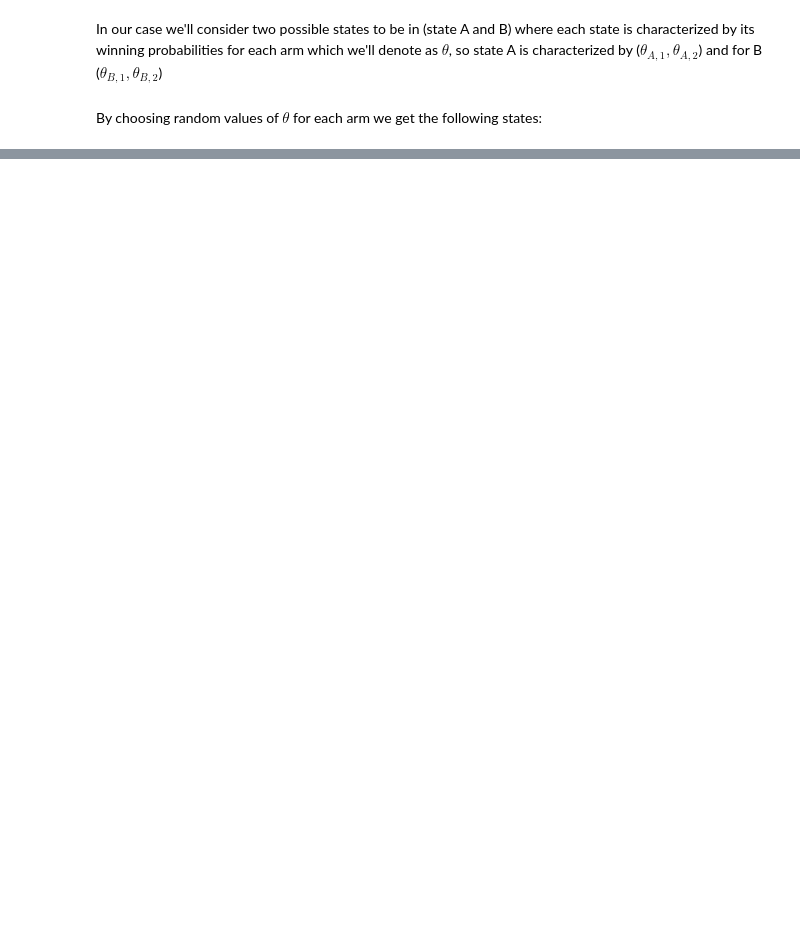
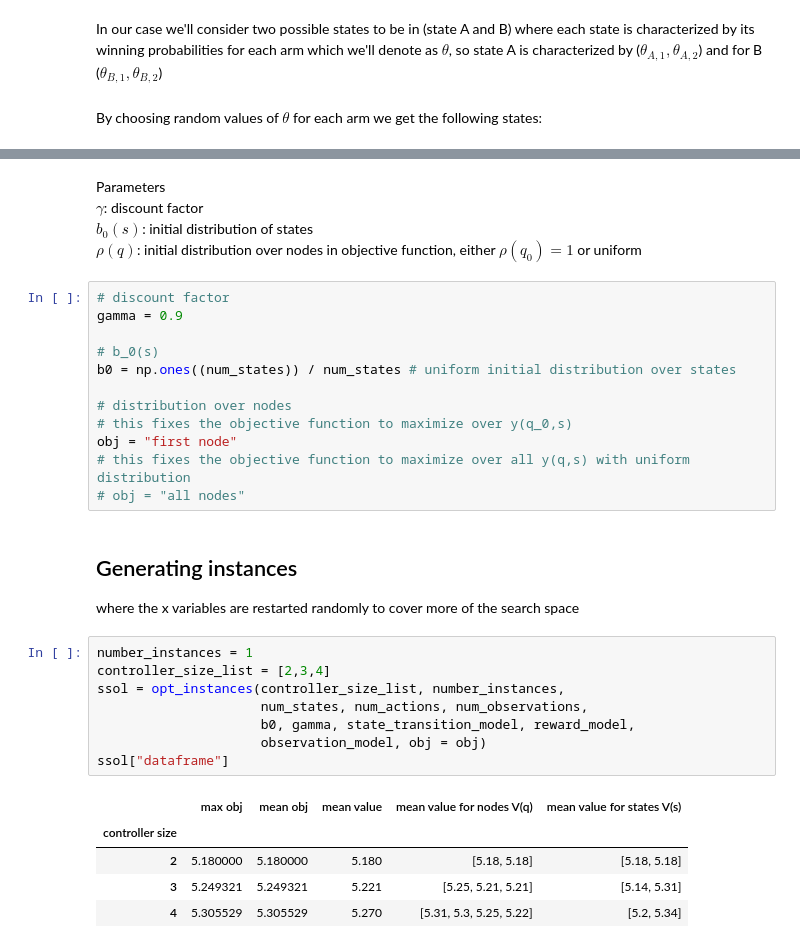
Before and after one commit to malikbf5/FSC-optimization, a Jupyter notebook: Bernoulli Bandits/General Bernoulli Bandits.ipynb, the cells around one changed output, grey strips where cells are left out. Drawn from its saved outputs; the diff is of its cells as text; blank space fills up the shorter version.

```diff
--- a/Bernoulli Bandits/General Bernoulli Bandits.ipynb
+++ b/Bernoulli Bandits/General Bernoulli Bandits.ipynb
@@ -72,0 +161,34 @@ plt.show()
+# %% [markdown]
+Parameters <br>
+$\gamma$: discount factor <br>
+$b_0(s)$: initial distribution of states <br>
+$\rho(q)$: initial distribution over nodes in objective function, either $\rho(q_0) = 1$ or uniform
+# %%
+# discount factor
+gamma = 0.9
+
+# b_0(s)
+b0 = np.ones((num_states)) / num_states # uniform initial distribution over states
+
+# distribution over nodes
+# this fixes the objective function to maximize over y(q_0,s)
+obj = "first node"
+# this fixes the objective function to maximize over all y(q,s) with uniform distribution
+# obj = "all nodes"
+# %% [markdown]
+## Generating instances
+where the x variables are restarted randomly to cover more of the search space
+# %%
+number_instances = 1
+controller_size_list = [2,3,4]
+ssol = opt_instances(controller_size_list, number_instances,
+                     num_states, num_actions, num_observations,
+                     b0, gamma, state_transition_model, reward_model,
+                     observation_model, obj = obj)
+ssol["dataframe"]
+# %% [output]
+|  | max obj | mean obj | mean value | mean value for nodes V(q) | mean value for states V(s) |
+| controller size |  |  |  |  |  |
+| 2 | 5.180000 | 5.180000 | 5.180 | [5.18, 5.18] | [5.18, 5.18] |
+| 3 | 5.249321 | 5.249321 | 5.221 | [5.25, 5.21, 5.21] | [5.14, 5.31] |
+| 4 | 5.305529 | 5.305529 | 5.270 | [5.31, 5.3, 5.25, 5.22] | [5.2, 5.34] |
```
Also changed, not shown: parts of 9 cells of this notebook, 1 other file.
